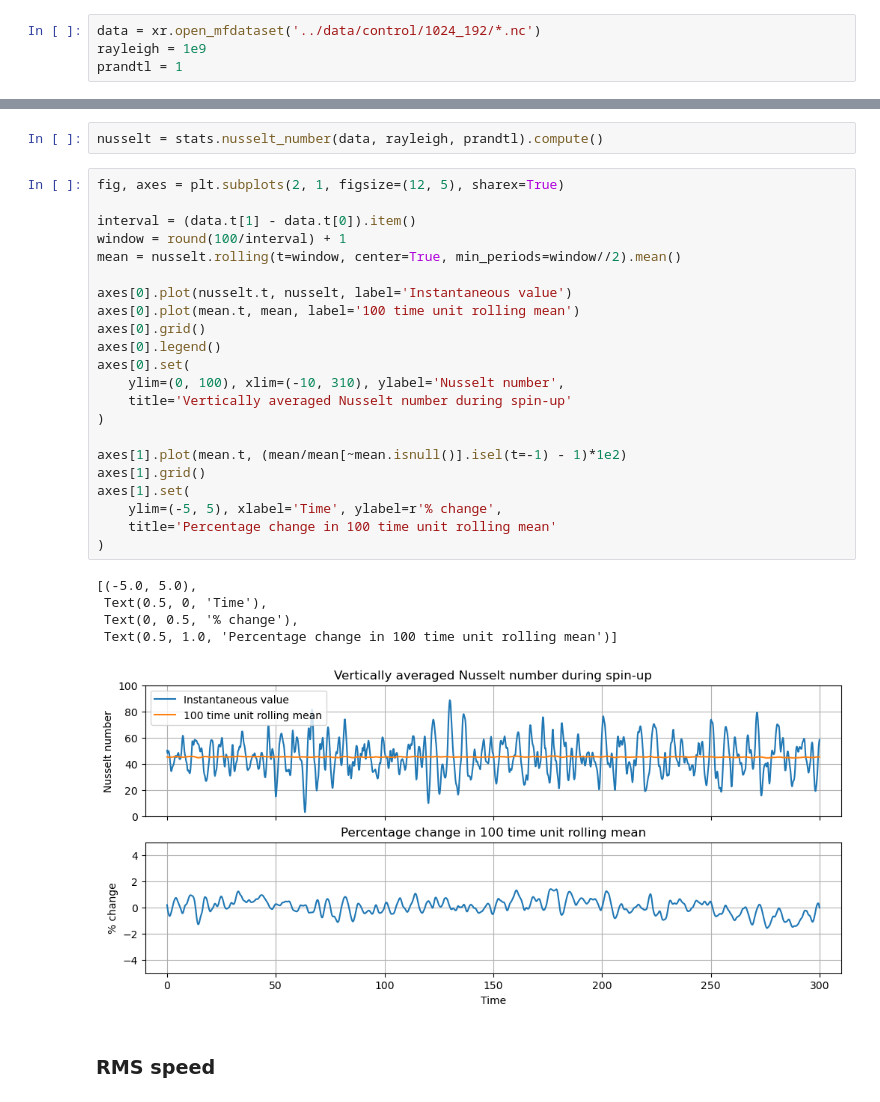
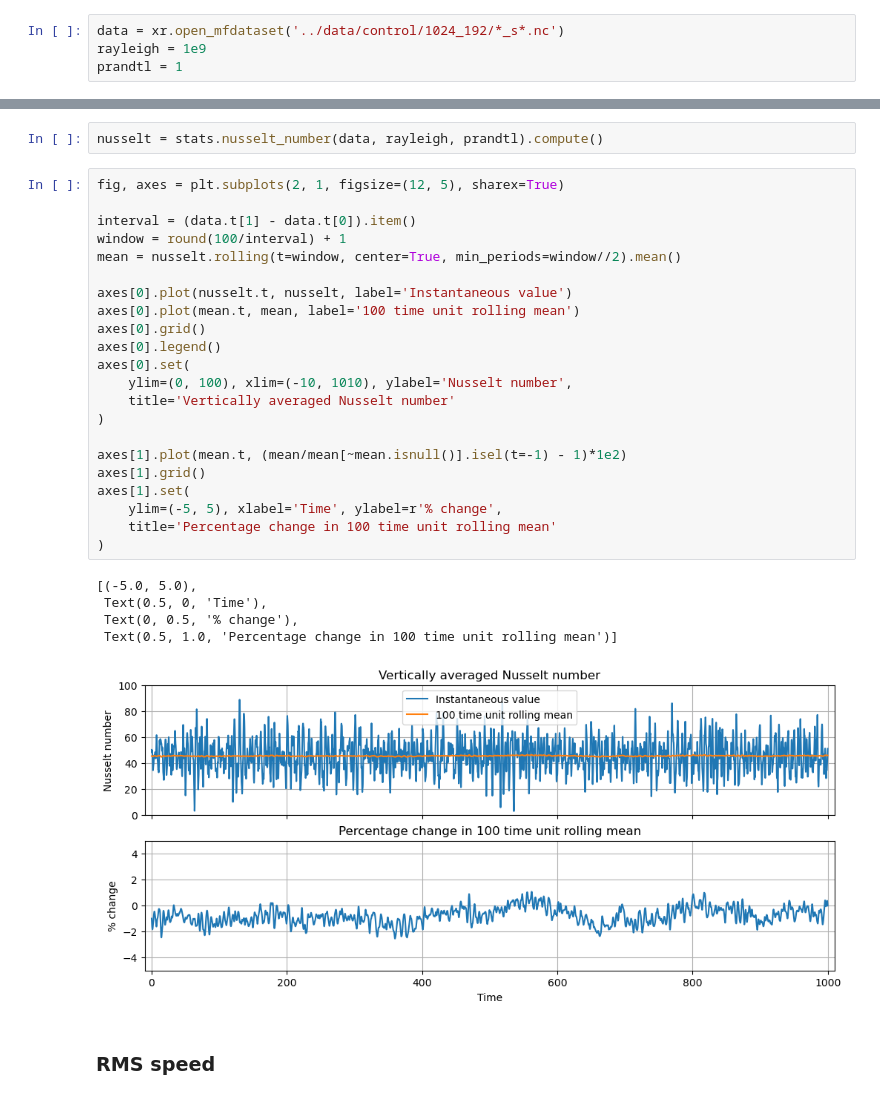
Before and after one commit to tschanzer/honours-project, a Jupyter notebook: notebooks/control.ipynb, the cells around one changed output, grey strips where cells are left out. Saved outputs shown, nothing was run; the diff lists cells and outputs as text.

```diff
--- a/notebooks/control.ipynb
+++ b/notebooks/control.ipynb
@@ -31,7 +31,7 @@ client
 - $\mathrm{Pr} = 1$
 - Hyperdiffusivity $\nu^* = 10^{-3}$
 # %%
-data = xr.open_mfdataset('../data/control/1024_192/*.nc')
+data = xr.open_mfdataset('../data/control/1024_192/*_s*.nc')
 rayleigh = 1e9
 prandtl = 1
 # %% [markdown]
@@ -41,31 +41,31 @@ nusselt = stats.nusselt_number(data, rayleigh, prandtl).compute()
 # %%
 fig, axes = plt.subplots(2, 1, figsize=(12, 5), sharex=True)
 
 interval = (data.t[1] - data.t[0]).item()
 window = round(100/interval) + 1
 mean = nusselt.rolling(t=window, center=True, min_periods=window//2).mean()
 
 axes[0].plot(nusselt.t, nusselt, label='Instantaneous value')
 axes[0].plot(mean.t, mean, label='100 time unit rolling mean')
 axes[0].grid()
 axes[0].legend()
 axes[0].set(
-    ylim=(0, 100), xlim=(-10, 310), ylabel='Nusselt number',
-    title='Vertically averaged Nusselt number during spin-up'
+    ylim=(0, 100), xlim=(-10, 1010), ylabel='Nusselt number',
+    title='Vertically averaged Nusselt number'
 )
 
 axes[1].plot(mean.t, (mean/mean[~mean.isnull()].isel(t=-1) - 1)*1e2)
 axes[1].grid()
 axes[1].set(
     ylim=(-5, 5), xlabel='Time', ylabel=r'% change',
     title='Percentage change in 100 time unit rolling mean'
 )
 # %% [output]
 [(-5.0, 5.0),
  Text(0.5, 0, 'Time'),
  Text(0, 0.5, '% change'),
  Text(0.5, 1.0, 'Percentage change in 100 time unit rolling mean')]
-[figure, old version]
+[figure, new version]
 # %% [markdown]
 ### RMS speed
 # %%
```
Also changed, not shown: parts of 6 cells of this notebook.
